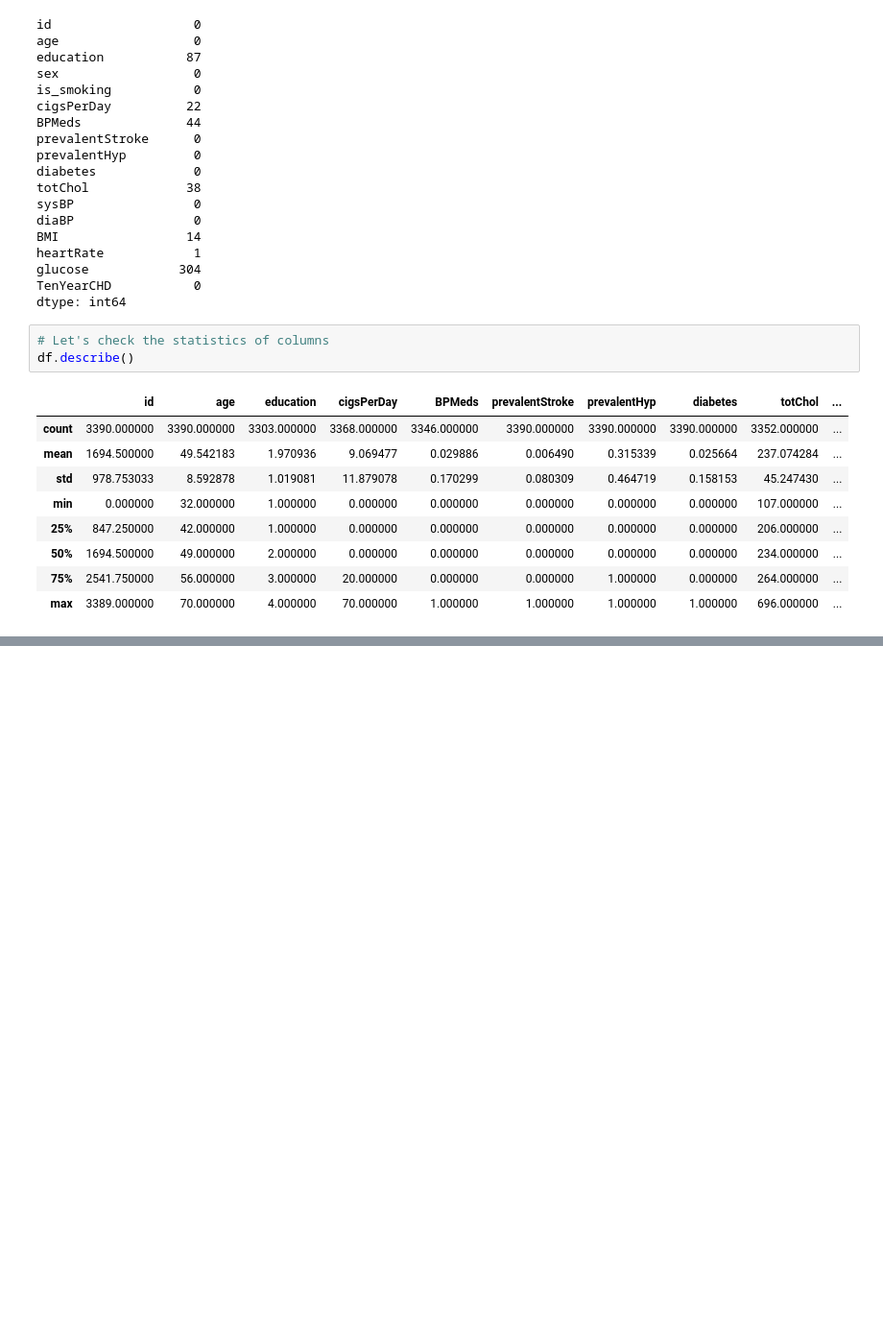
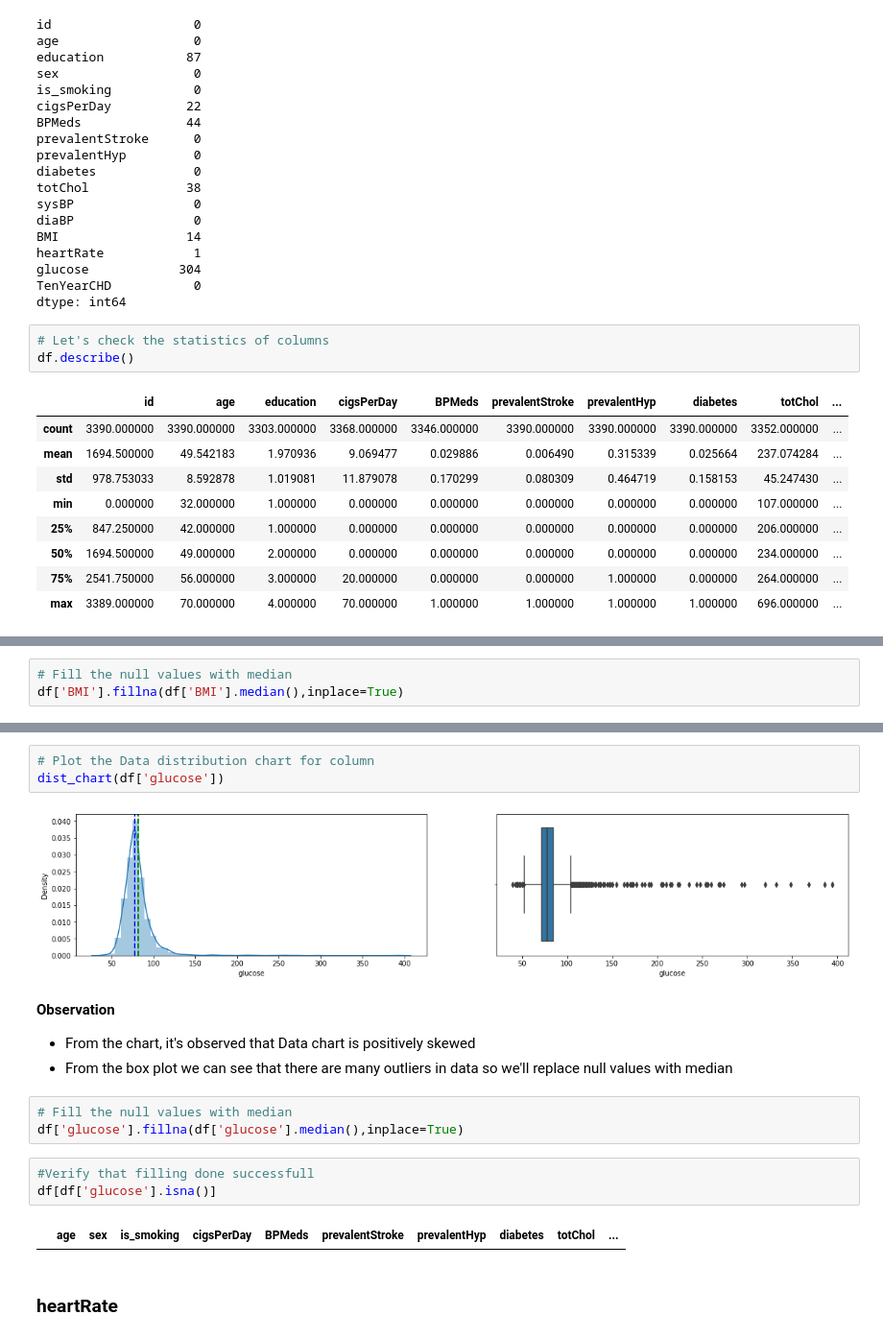
Before and after one commit to solankinitin1210/Capstone-Project-Cardiovascular-Risk-Prediction, a Jupyter notebook: Cardiovascular_Risk_Prediction_Capstone_Project.ipynb, the cells around one changed output, grey strips where cells are left out. Shown: that part at 96% size. Cells and saved outputs as stored; diff of their text form; blank space fills up the shorter version.

```diff
--- a/Cardiovascular_Risk_Prediction_Capstone_Project.ipynb
+++ b/Cardiovascular_Risk_Prediction_Capstone_Project.ipynb
@@ -144,0 +239,3 @@ df.groupby('sex').agg({'id':'count', 'TenYearCHD': 'sum'}).reset_index()
+# %%
+# Fill the null values with median
+df['BMI'].fillna(df['BMI'].median(),inplace=True)
@@ -144,0 +266,19 @@ df.groupby('sex').agg({'id':'count', 'TenYearCHD': 'sum'}).reset_index()
+# %%
+# Plot the Data distribution chart for column
+dist_chart(df['glucose'])
+# %% [output]
+[figure, added]
+# %% [markdown]
+**Observation**
+- From the chart, it's observed that Data chart is positively skewed
+- From the box plot we can see that there are many outliers in data so we'll replace null values with median
+# %%
+# Fill the null values with median
+df['glucose'].fillna(df['glucose'].median(),inplace=True)
+# %%
+#Verify that filling done successfull
+df[df['glucose'].isna()]
+# %% [output]
+|  | age | sex | is_smoking | cigsPerDay | BPMeds | prevalentStroke | prevalentHyp | diabetes | totChol | ... |
+# %% [markdown]
+### heartRate
```
Also changed, not shown: parts of 54 cells of this notebook.
